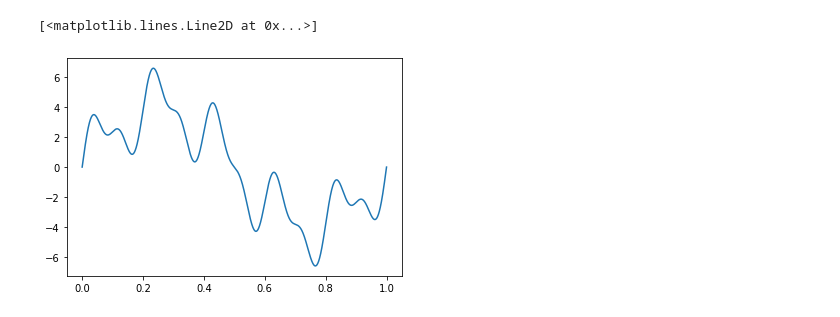
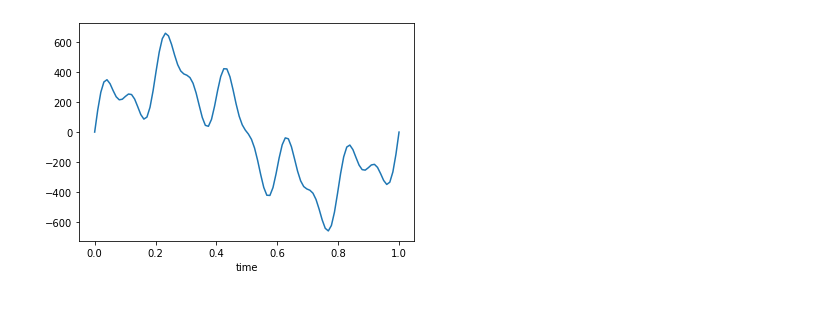
Before and after one commit to QuantLet/SFE_class_2017, a Jupyter notebook: SFMspectralAnalysis/decomposition/decomposition.ipynb, the cells around one changed output. Drawn from its saved outputs; the diff is of its cells as text; code cells hidden in the pictures.

```diff
--- a/SFMspectralAnalysis/decomposition/decomposition.ipynb
+++ b/SFMspectralAnalysis/decomposition/decomposition.ipynb
@@ -8,24 +8,25 @@ omega1 = 1
 omega2 = 5
 omega3 = 10
 
-amp1 = 2
-amp2 = 1
-amp3 = 0.5
+amp1 = 20
+amp2 = 10
+amp3 = 5
 
 f1 = lambda t: amp1*np.sin(2*np.pi*t*omega1)
 f2 = lambda t: amp1*np.sin(2*np.pi*t*omega2)
 f3 = lambda t: amp1*np.sin(2*np.pi*t*omega3)
 # %%
-fs = 1e4
+fs = 100
 T = 1
 
 time = np.linspace(int(0), int(T), num=int(fs))
 ts1 = f1(time)
 ts2 = f2(time)
 ts3 = f3(time)
 ts = amp1*ts1+amp2*ts2+amp3*ts3
 plt.plot(time, ts)
+plt.xlabel('time')
+plt.savefig('simulation1.png', transparent=True)
 # plt.xlim((0,1))
 # %% [output]
-[<matplotlib.lines.Line2D at 0x...>]
-[figure, old version]
+[figure, new version]
```
Also changed, not shown: parts of 20 cells of this notebook, 9 other files.
